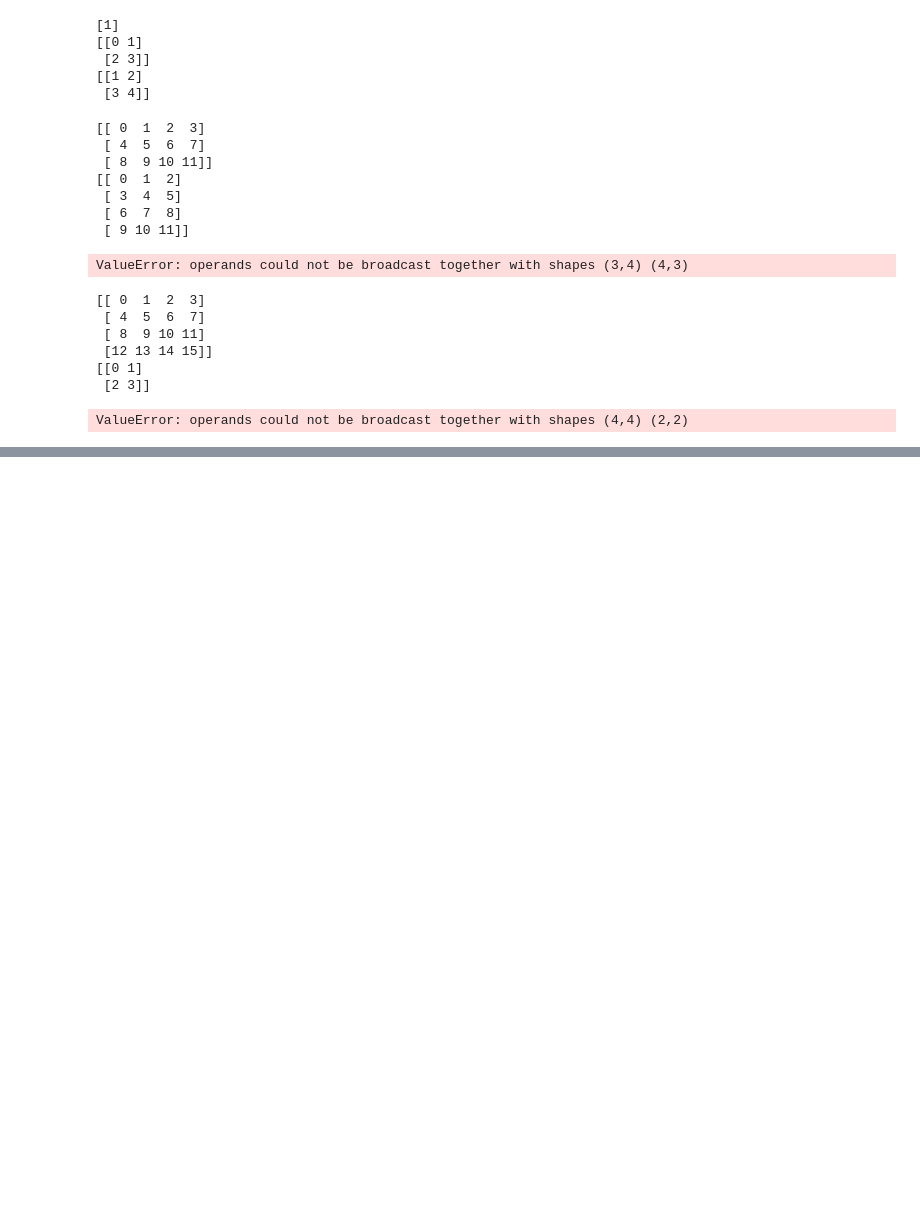
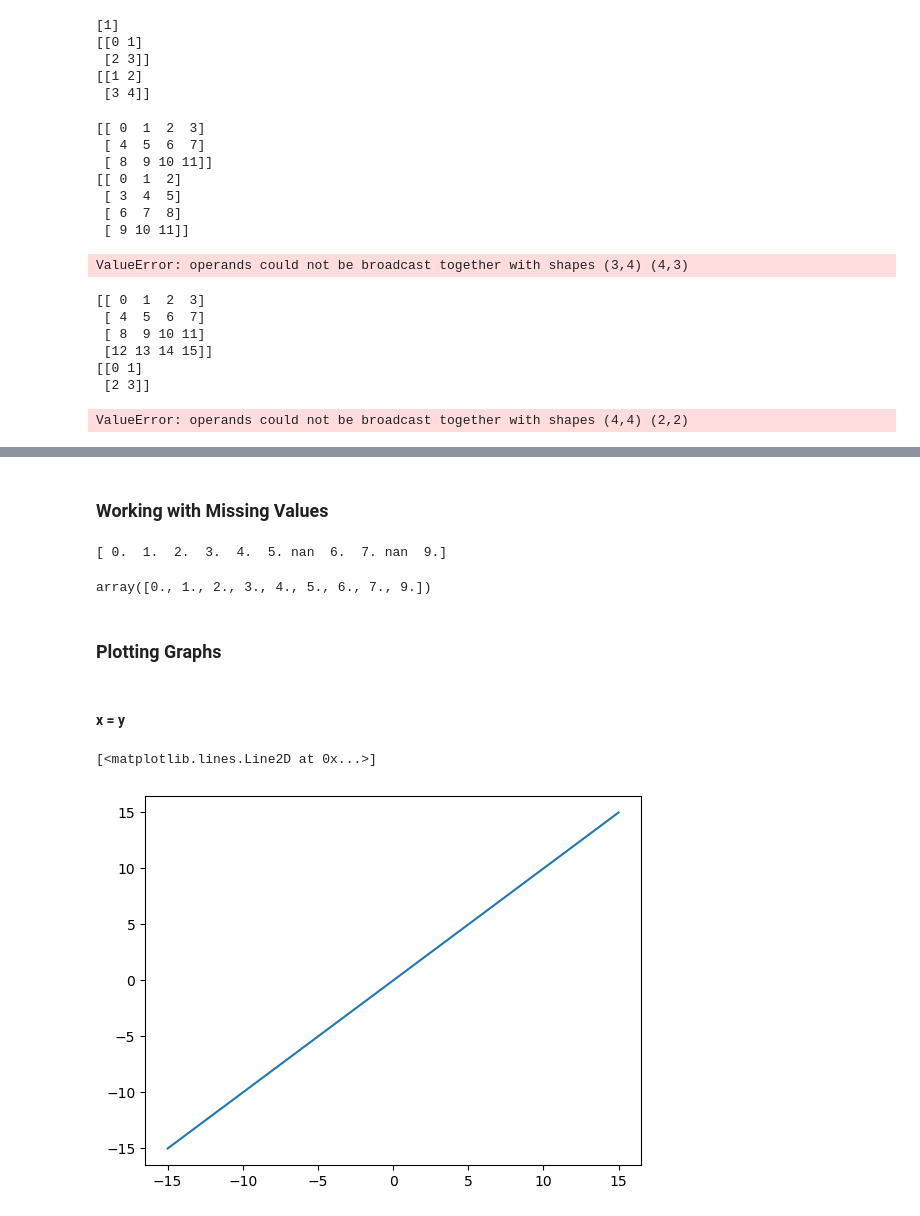
Before and after one commit to HuzaifaAkram42/Numpy, a Jupyter notebook: Numpy_Sessions/Session_02_Advanced_Numpy.ipynb, the cells around one changed output, grey strips where cells are left out. Saved outputs shown, nothing was run; the diff lists cells and outputs as text; code cells hidden in the pictures; blank space fills up the shorter version.

```diff
--- a/Numpy_Sessions/Session_02_Advanced_Numpy.ipynb
+++ b/Numpy_Sessions/Session_02_Advanced_Numpy.ipynb
@@ -288,0 +349,23 @@ ValueError: operands could not be broadcast together with shapes (4,4) (2,2)
+# %% [markdown]
+### Working with Missing Values
+# %%
+arr = np.array([0,1,2,3,4,5,np.nan,6,7,np.nan,9])
+print(arr)
+# %% [output]
+[ 0.  1.  2.  3.  4.  5. nan  6.  7. nan  9.]
+# %%
+arr[~np.isnan(arr)]
+# %% [output]
+array([0., 1., 2., 3., 4., 5., 6., 7., 9.])
+# %% [markdown]
+### Plotting Graphs
+# %% [markdown]
+#### x = y
+# %%
+import matplotlib.pyplot as plt
+x = np.linspace(-15,15,100)
+y = x
+plt.plot(x,y)
+# %% [output]
+[<matplotlib.lines.Line2D at 0x...>]
+[figure, added]
```
Also changed, not shown: parts of 33 cells of this notebook.
